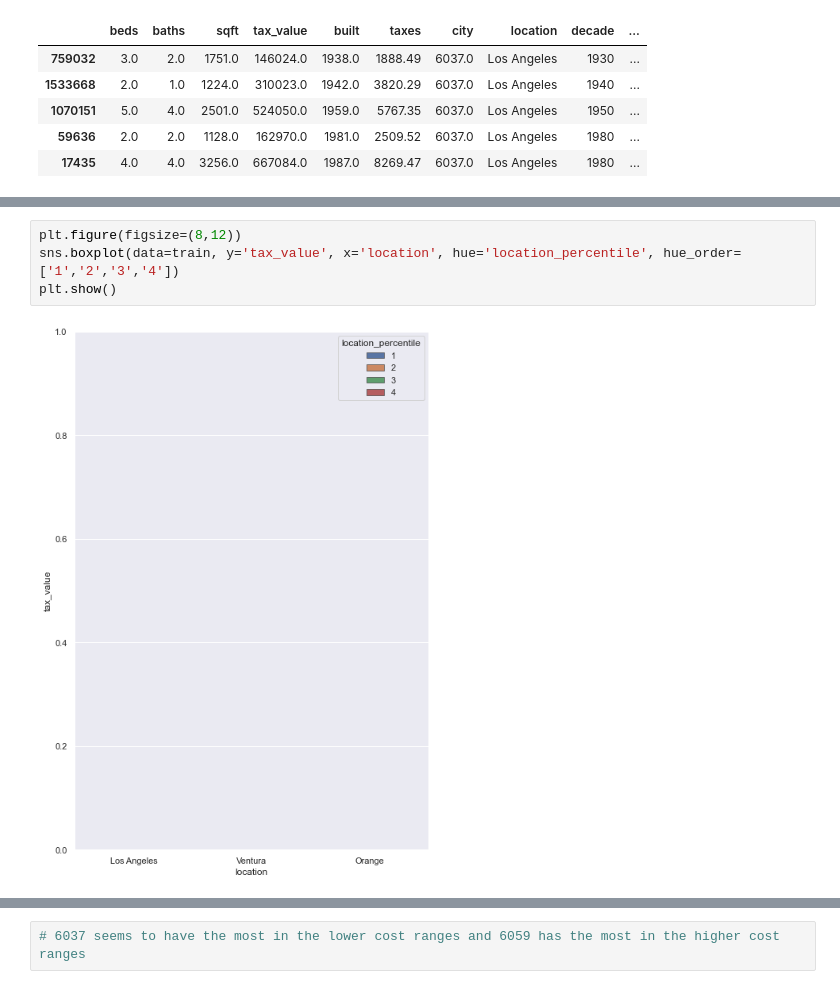
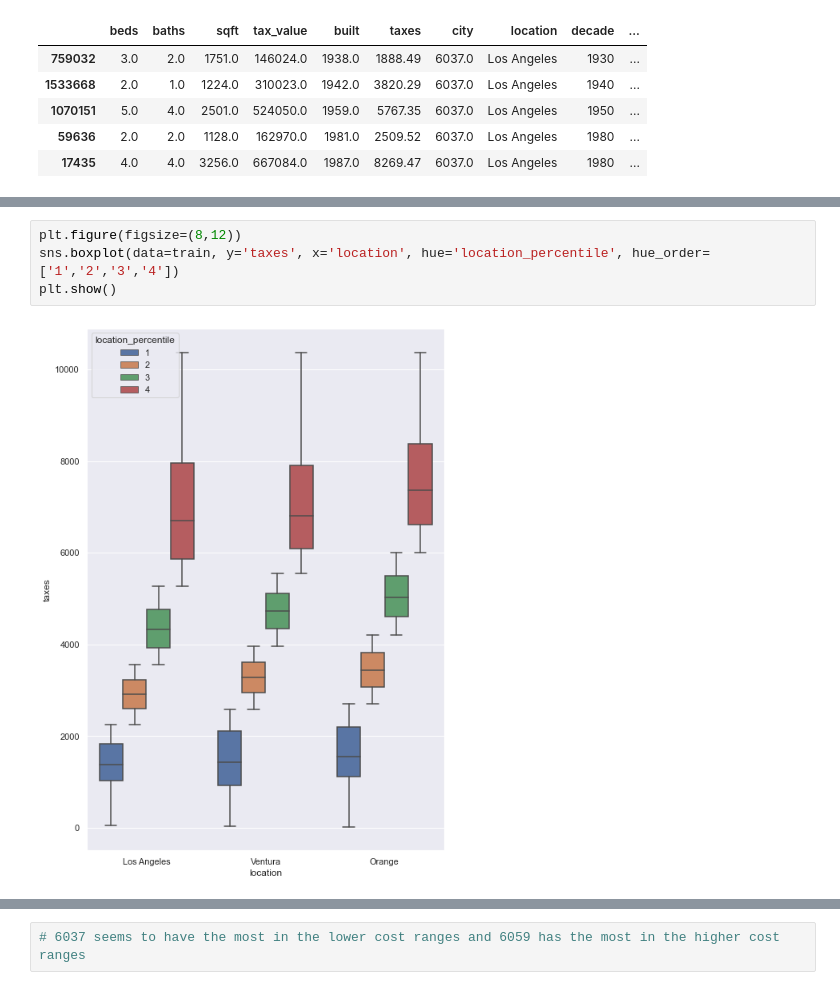
Before and after one commit to morgancross2/regression-exercises, a Jupyter notebook: explore.ipynb, the cells around one changed output, grey strips where cells are left out. Cells and saved outputs as stored; diff of their text form.

```diff
--- a/explore.ipynb
+++ b/explore.ipynb
@@ -183,9 +204,9 @@ train.head()
 # %%
 plt.figure(figsize=(8,12))
-sns.boxplot(data=train, y='tax_value', x='location', hue='location_percentile', hue_order=['1','2','3','4'])
+sns.boxplot(data=train, y='taxes', x='location', hue='location_percentile', hue_order=['1','2','3','4'])
 plt.show()
 # %% [output]
-[figure, old version]
+[figure, new version]
 # %%
 train.describe().T
 # %% [output]
```
Also changed, not shown: parts of 31 cells of this notebook.
